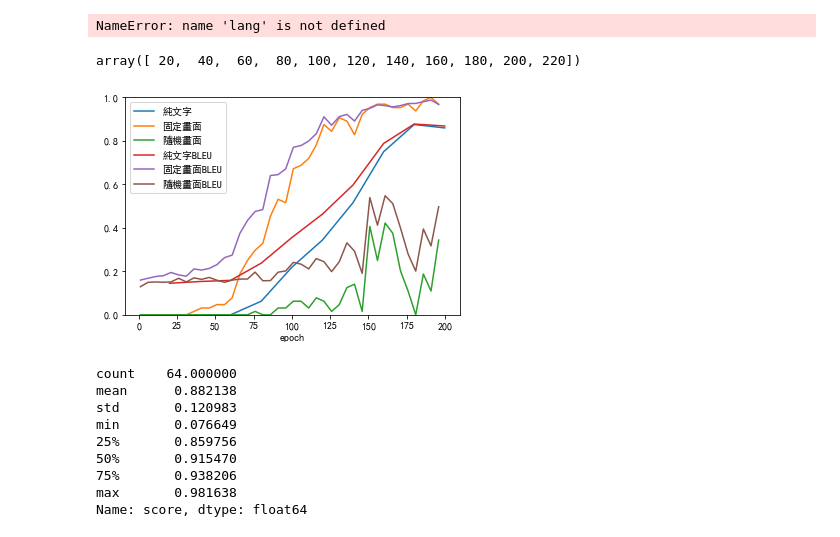
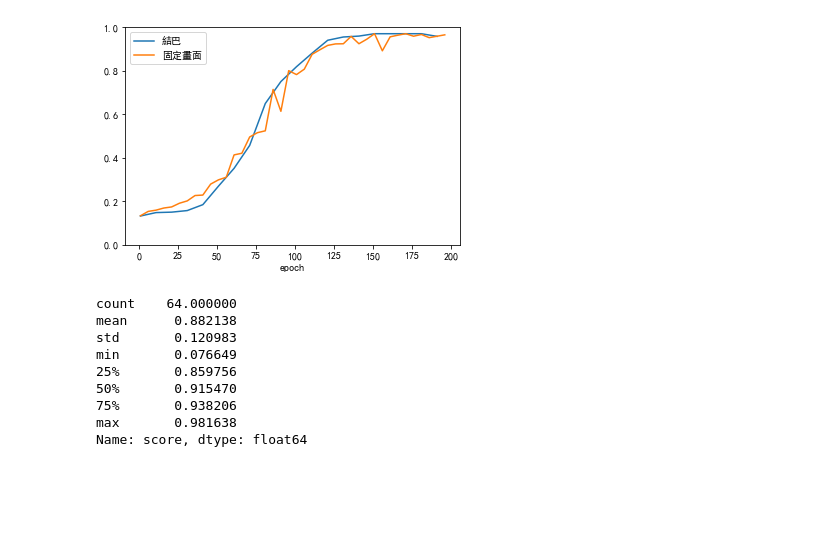
Before and after one commit to strongball/Dramasubtitle, a Jupyter notebook: Similarity.ipynb, the cells around one changed output. Saved outputs shown, nothing was run; the diff lists cells and outputs as text; code cells hidden in the pictures; blank space fills up the shorter version.

```diff
--- a/Similarity.ipynb
+++ b/Similarity.ipynb
@@ -96,7 +131,7 @@ plt.show()
 import pandas as pd
 import numpy as np
 
-allresult = pd.read_json("others/result_bk_ch_sub_ins.json")[["epoch", "pre", "next", "make"]]
+allresult = pd.read_json("others/result_bk_ch_ins.json")[["epoch", "pre", "next", "make"]]
 allresult[:5]
 # %% [output]
 |  | epoch | pre | next | make |
@@ -117,21 +152,5 @@ while True:
     part["bleu"] = [calBLEU(row["next"], row["make"]) for i, row in result.iterrows()]
     fullResult = fullResult.append(part, ignore_index=True)
     epoch += 1
-# %%
-epoch = 1
-fullResult = pd.DataFrame()
-while True:
-    result = allresult.loc[allresult['epoch'] == epoch].copy(True)
-    if len(result) == 0:
-        break
-    vpres = sentenceToVector(result["pre"], lang)
-    vnexts = sentenceToVector(result["make"], lang)
-    outputs = model(vpres, vnexts)
-    part = result
-    part["score"] = outputs.detach()
-    fullResult = fullResult.append(part, ignore_index=True)
-    epoch += 1
-# %% [output]
-NameError: name 'lang' is not defined
 # %%
-rdfullResult = fullResult
+j8Result = fullResult
@@ -140,23 +157,19 @@ ffullResult = fullResult
-# %%
-np.arange(20, 221, 20)
-# %% [output]
-array([ 20,  40,  60,  80, 100, 120, 140, 160, 180, 200, 220])
 # %%
 import numpy as np
 typ = "score"
 typ2 = "bleu"
-plt.plot(np.arange(20, 201, 20), fullResult.groupby("epoch").mean()[typ], label="純文字")
-plt.plot(np.arange(1, 201, 5), ffullResult.groupby("epoch").mean()[typ], label="固定畫面")
-plt.plot(np.arange(1, 201, 5), rdfullResult.groupby("epoch").mean()[typ], label="隨機畫面")
-plt.plot(np.arange(20, 201, 20), fullResult.groupby("epoch").mean()[typ2], label="純文字BLEU")
-plt.plot(np.arange(1, 201, 5), ffullResult.groupby("epoch").mean()[typ2], label="固定畫面BLEU")
-plt.plot(np.arange(1, 201, 5), rdfullResult.groupby("epoch").mean()[typ2], label="隨機畫面BLEU")
+plt.plot(np.arange(1, 201, 10), j8Result.groupby("epoch").mean()[typ], label="結巴")
+plt.plot(np.arange(1, 201, 5), fullResult.groupby("epoch").mean()[typ], label="固定畫面")
+# plt.plot(np.arange(1, 201, 5), rdfullResult.groupby("epoch").mean()[typ], label="隨機畫面")
+# plt.plot(np.arange(20, 201, 20), fullResult.groupby("epoch").mean()[typ2], label="純文字BLEU")
+# plt.plot(np.arange(1, 201, 5), ffullResult.groupby("epoch").mean()[typ2], label="固定畫面BLEU")
+# plt.plot(np.arange(1, 201, 5), rdfullResult.groupby("epoch").mean()[typ2], label="隨機畫面BLEU")
 plt.legend()
 plt.xlabel("epoch")
 plt.ylim((0,1))
 plt.show()
 # %% [output]
-[figure, old version]
+[figure, new version]
 # %%
 partDatas = fullResult.loc[fullResult['epoch'] == 30]
 partDatas["score"].hist().set_xlim(0,1)
```
Also changed, not shown: parts of 12 cells of this notebook, 9 other files.
